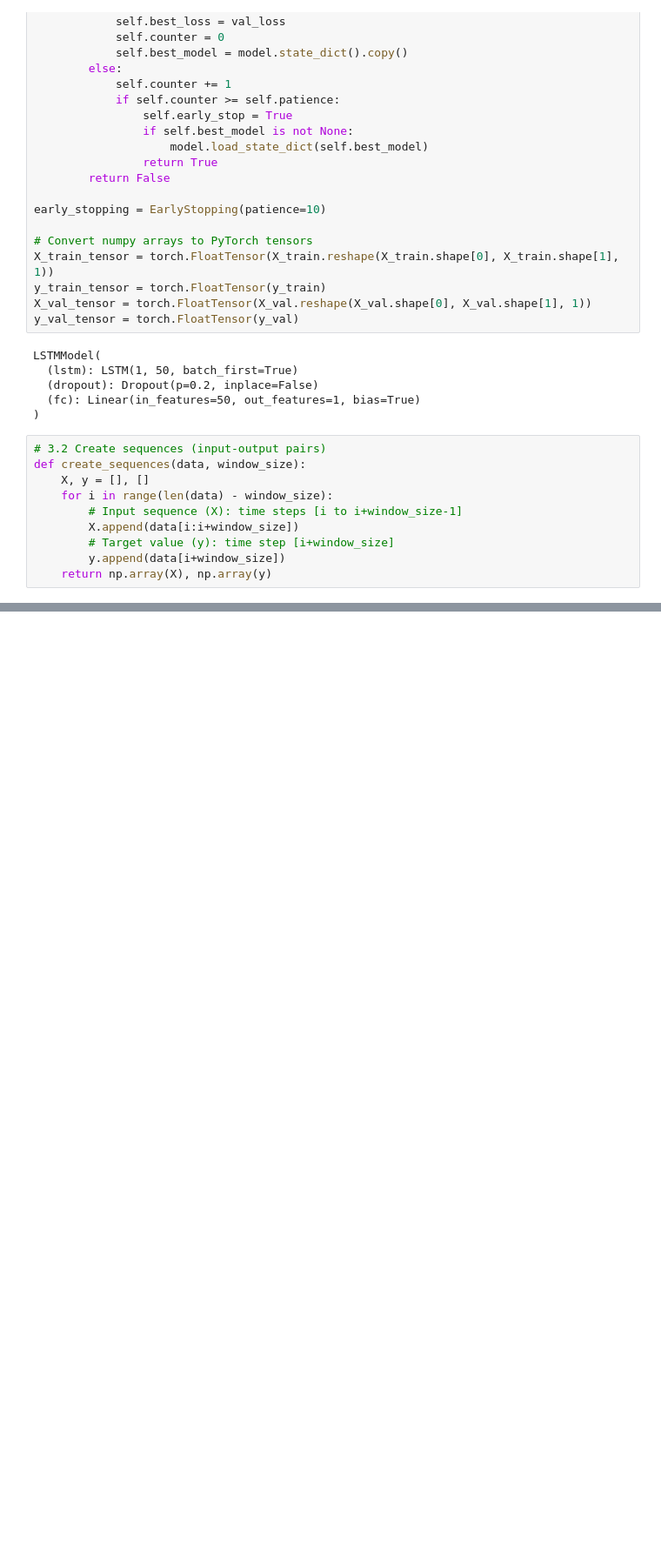
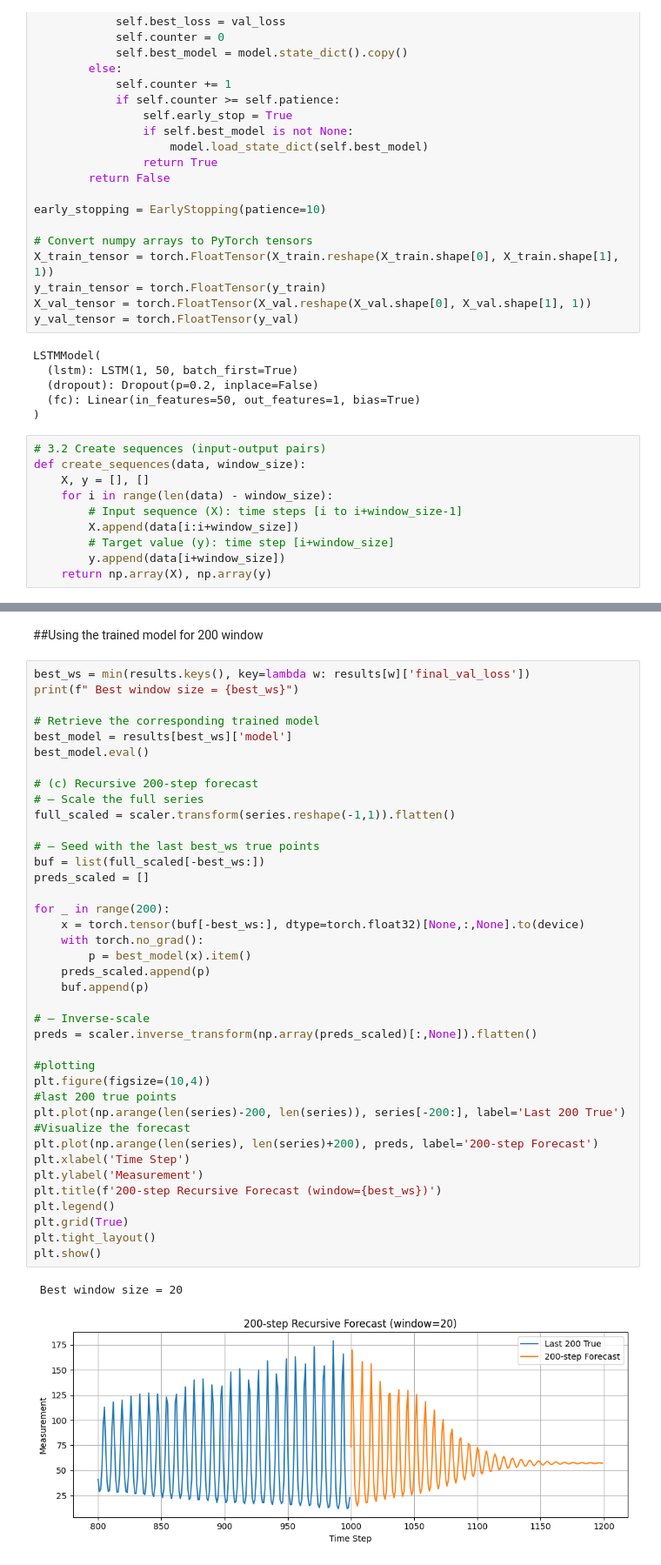
Before and after one commit to Marcelpangpangpang/Deep-Learning-1, a Jupyter notebook: hugo.ipynb, the cells around one changed output, grey strips where cells are left out. Shown: that part at 87% size. Cells and saved outputs as stored; diff of their text form; blank space fills up the shorter version.

```diff
--- a/hugo.ipynb
+++ b/hugo.ipynb
@@ -409,0 +316,44 @@ Best window size: 50 with validation loss: 0.0129
+# %% [markdown]
+##Using the trained model for 200 window
+# %%
+best_ws = min(results.keys(), key=lambda w: results[w]['final_val_loss'])
+print(f" Best window size = {best_ws}")
+
+# Retrieve the corresponding trained model
+best_model = results[best_ws]['model']
+best_model.eval()
+
+# (c) Recursive 200-step forecast
+# — Scale the full series
+full_scaled = scaler.transform(series.reshape(-1,1)).flatten()
+
+# — Seed with the last best_ws true points
+buf = list(full_scaled[-best_ws:])
+preds_scaled = []
+
+for _ in range(200):
+    x = torch.tensor(buf[-best_ws:], dtype=torch.float32)[None,:,None].to(device)
+    with torch.no_grad():
+        p = best_model(x).item()
+    preds_scaled.append(p)
+    buf.append(p)
+
+# — Inverse-scale
+preds = scaler.inverse_transform(np.array(preds_scaled)[:,None]).flatten()
+
+#plotting
+plt.figure(figsize=(10,4))
+#last 200 true points
+plt.plot(np.arange(len(series)-200, len(series)), series[-200:], label='Last 200 True')
+#Visualize the forecast
+plt.plot(np.arange(len(series), len(series)+200), preds, label='200-step Forecast')
+plt.xlabel('Time Step')
+plt.ylabel('Measurement')
+plt.title(f'200-step Recursive Forecast (window={best_ws})')
+plt.legend()
+plt.grid(True)
+plt.tight_layout()
+plt.show()
+# %% [output]
+ Best window size = 20
+[figure, added]
```
Also changed, not shown: parts of 13 cells of this notebook.
